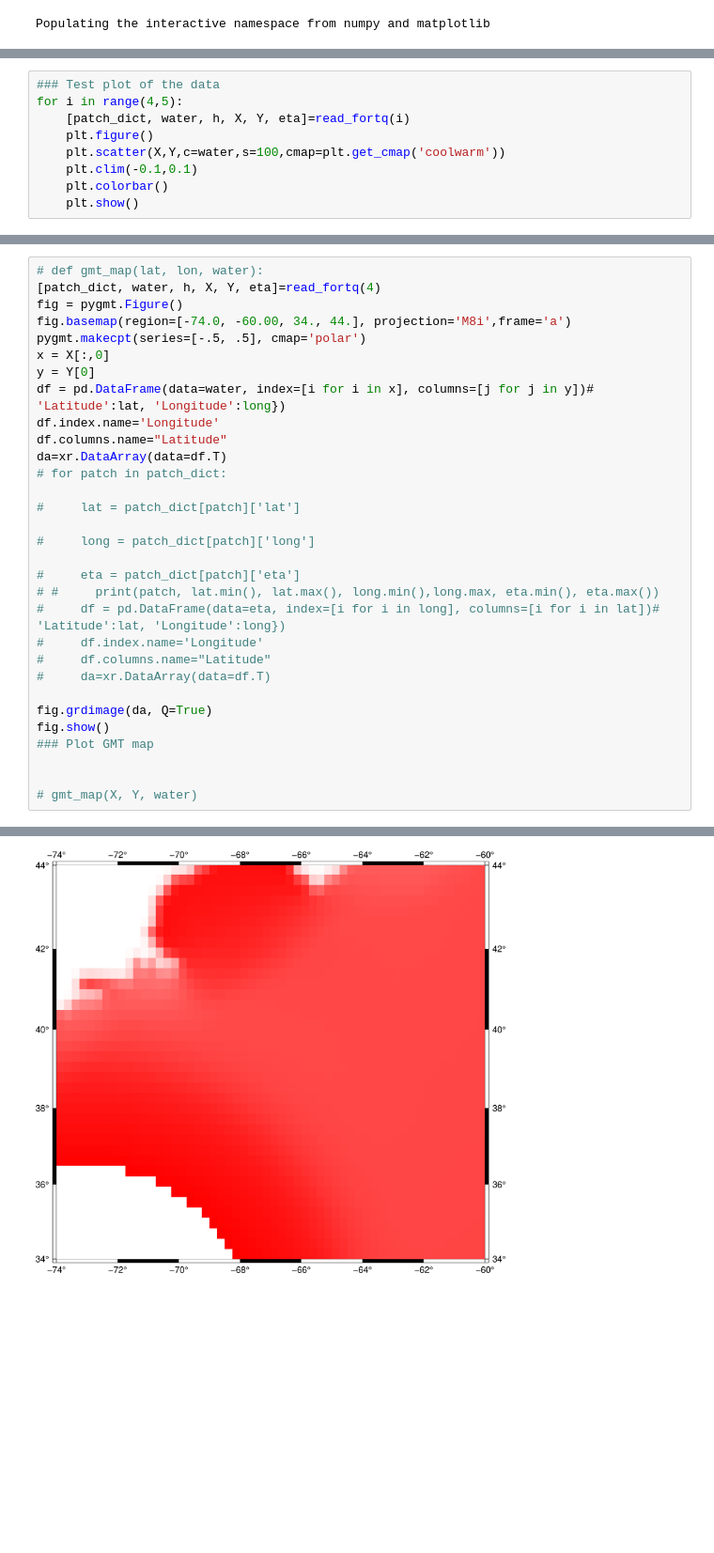
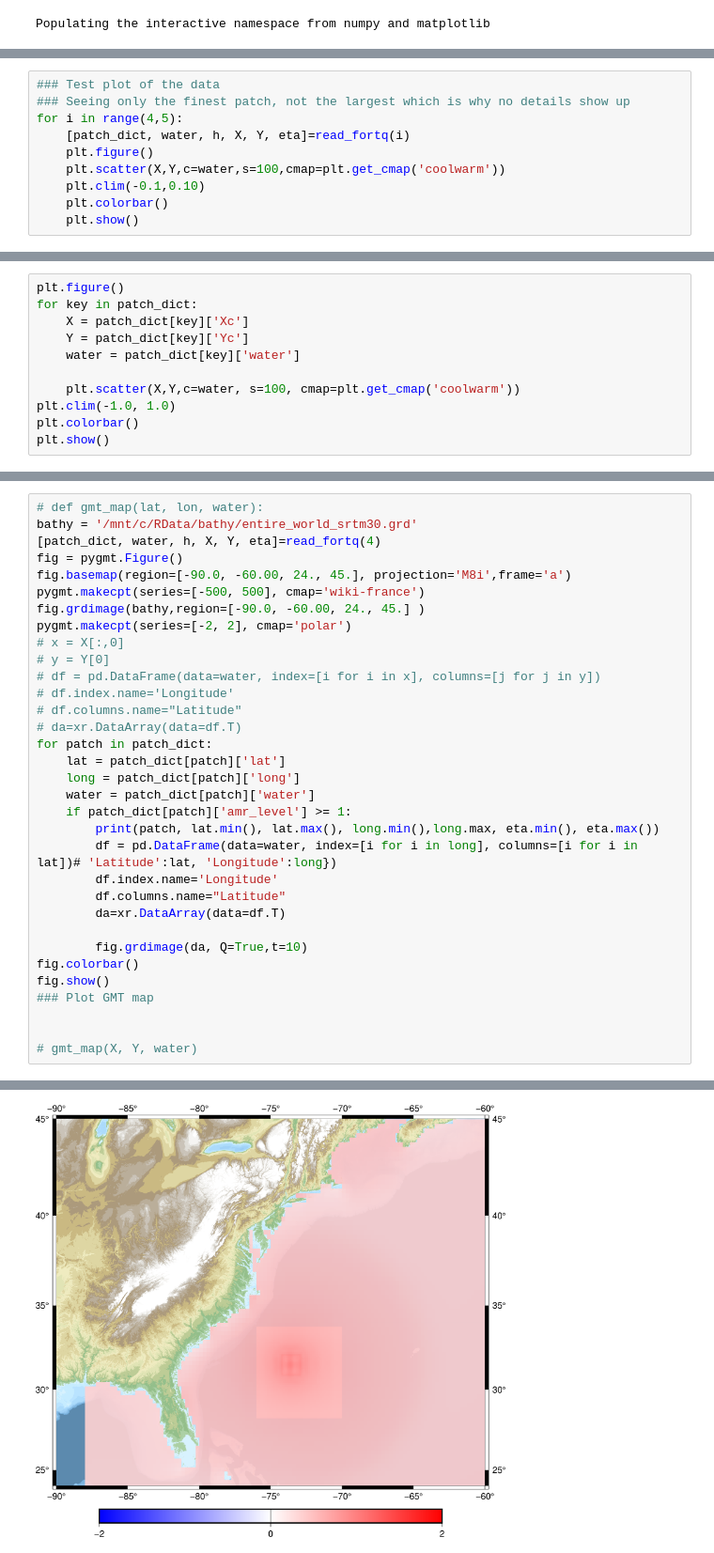
Before and after one commit to cjeffr/BarrierIslandBreachv1, a Jupyter notebook: fort.q_plotting.ipynb, the cells around one changed output, grey strips where cells are left out. Shown at 94% size. Cells and saved outputs as stored; diff of their text form; blank space fills up the shorter version.

Commit message:
Added plotting in a loop to cover all patches

```diff
--- a/fort.q_plotting.ipynb
+++ b/fort.q_plotting.ipynb
@@ -35,10 +37,11 @@ def read_fortq(frame):
 # %%
 ### Test plot of the data
+### Seeing only the finest patch, not the largest which is why no details show up
 for i in range(4,5):
     [patch_dict, water, h, X, Y, eta]=read_fortq(i)
     plt.figure()
     plt.scatter(X,Y,c=water,s=100,cmap=plt.get_cmap('coolwarm'))
-    plt.clim(-0.1,0.1)
+    plt.clim(-0.1,0.10)
     plt.colorbar()
     plt.show()
 # %% [output]
@@ -45,0 +49,11 @@ for i in range(4,5):
+# %%
+plt.figure()
+for key in patch_dict:
+    X = patch_dict[key]['Xc']
+    Y = patch_dict[key]['Yc']
+    water = patch_dict[key]['water']
+
+    plt.scatter(X,Y,c=water, s=100, cmap=plt.get_cmap('coolwarm'))
+plt.clim(-1.0, 1.0)
+plt.colorbar()
+plt.show()
@@ -46,29 +62,31 @@ for i in range(4,5):
 # %%
 # def gmt_map(lat, lon, water):
+bathy = '/mnt/c/RData/bathy/entire_world_srtm30.grd'
 [patch_dict, water, h, X, Y, eta]=read_fortq(4)
 fig = pygmt.Figure()
-fig.basemap(region=[-74.0, -60.00, 34., 44.], projection='M8i',frame='a')
-pygmt.makecpt(series=[-.5, .5], cmap='polar')
-x = X[:,0]
-y = Y[0]
-df = pd.DataFrame(data=water, index=[i for i in x], columns=[j for j in y])# 'Latitude':lat, 'Longitude':long})
-df.index.name='Longitude'
-df.columns.name="Latitude"
-da=xr.DataArray(data=df.T)
-# for patch in patch_dict:
+fig.basemap(region=[-90.0, -60.00, 24., 45.], projection='M8i',frame='a')
+pygmt.makecpt(series=[-500, 500], cmap='wiki-france')
+fig.grdimage(bathy,region=[-90.0, -60.00, 24., 45.] )
+pygmt.makecpt(series=[-2, 2], cmap='polar')
+# x = X[:,0]
+# y = Y[0]
+# df = pd.DataFrame(data=water, index=[i for i in x], columns=[j for j in y])
+# df.index.name='Longitude'
+# df.columns.name="Latitude"
+# da=xr.DataArray(data=df.T)
+for patch in patch_dict:
+    lat = patch_dict[patch]['lat']
+    long = patch_dict[patch]['long']
+    water = patch_dict[patch]['water']
+    if patch_dict[patch]['amr_level'] >= 1:
+        print(patch, lat.min(), lat.max(), long.min(),long.max, eta.min(), eta.max())
+        df = pd.DataFrame(data=water, index=[i for i in long], columns=[i for i in lat])# 'Latitude':lat, 'Longitude':long})
+        df.index.name='Longitude'
+        df.columns.name="Latitude"
+        da=xr.DataArray(data=df.T)
 
-#     lat = patch_dict[patch]['lat']
-
-#     long = patch_dict[patch]['long']
-
-#     eta = patch_dict[patch]['eta']
-# #     print(patch, lat.min(), lat.max(), long.min(),long.max, eta.min(), eta.max())
-#     df = pd.DataFrame(data=eta, index=[i for i in long], columns=[i for i in lat])# 'Latitude':lat, 'Longitude':long})
-#     df.index.name='Longitude'
-#     df.columns.name="Latitude"
-#     da=xr.DataArray(data=df.T)
-
-fig.grdimage(da, Q=True)
+        fig.grdimage(da, Q=True,t=10)
+fig.colorbar()
 fig.show()
 ### Plot GMT map
 
@@ -78 +102 @@ fig.show()
-[figure, old version]
+[figure, new version]
```
Also changed, not shown: parts of 9 cells of this notebook.
